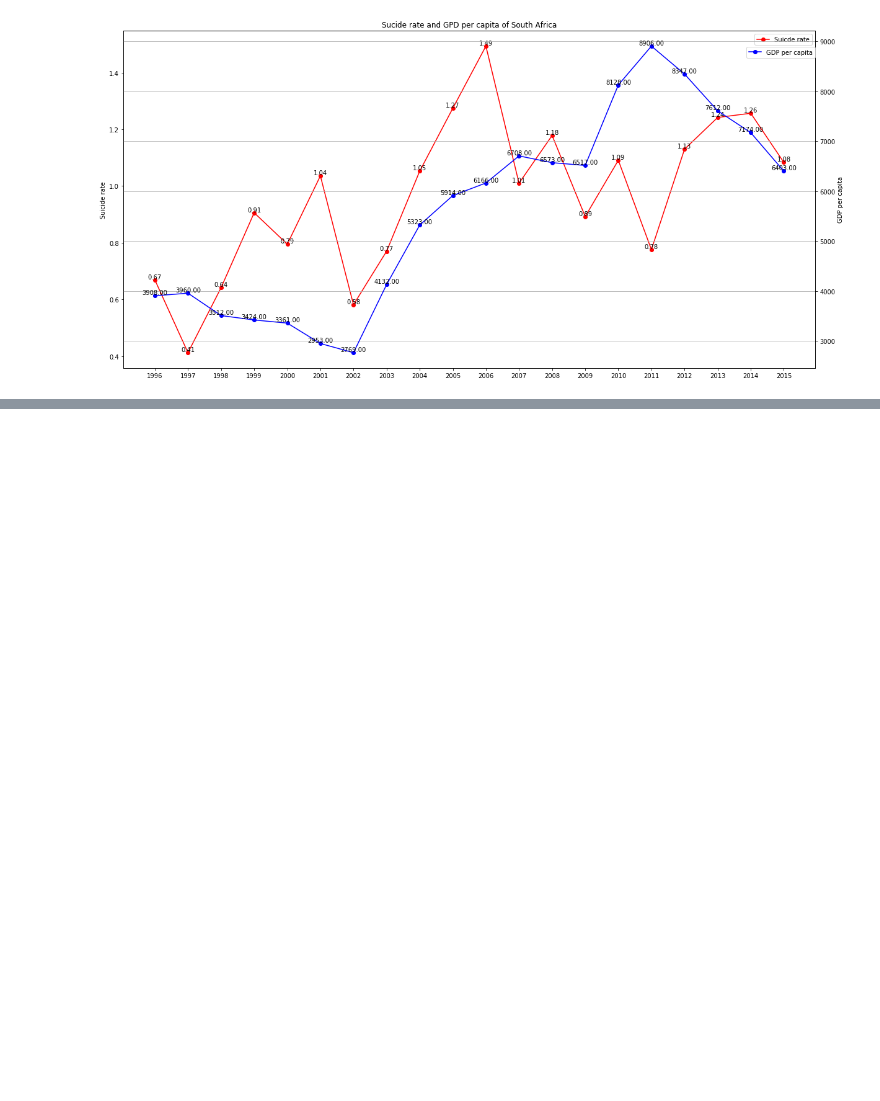
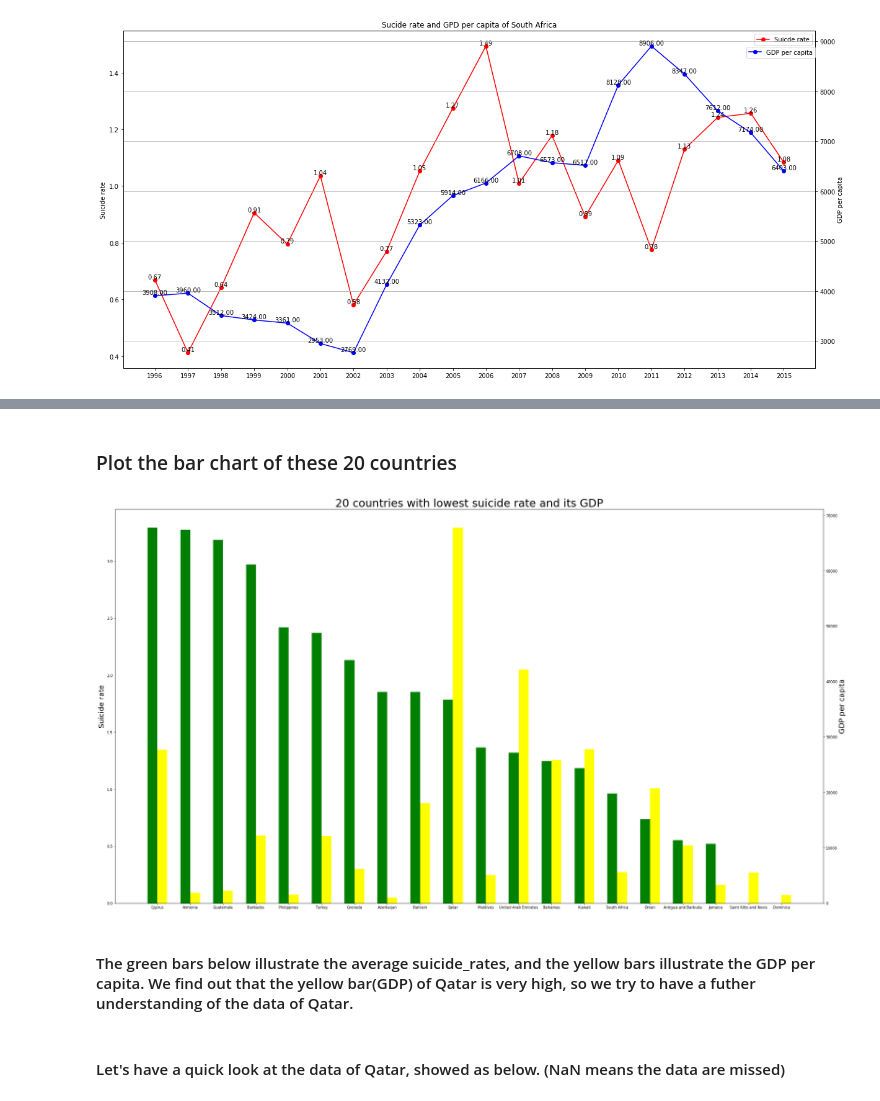
Before and after one commit to 775771922/data_visulization_suicide_dataset, a Jupyter notebook: Data_visualization.ipynb, the cells around one changed output, grey strips where cells are left out. Cells and saved outputs as stored; diff of their text form; code cells hidden in the pictures; blank space fills up the shorter version.

```diff
--- a/Data_visualization.ipynb
+++ b/Data_visualization.ipynb
@@ -347,0 +354,4 @@ plt.grid()
+# %%
+lowest_suicide_rate = suicide_rate[81:102]
+lowest_suicide_rate = lowest_suicide_date.reset_index(drop=True)
+lowest_suicide_rate.drop(axis=1,columns=['index'],inplace=True)
@@ -347,0 +380,25 @@ plt.grid()
+# %% [markdown]
+### Plot the bar chart of these 20 countries
+# %%
+lowest_countries = np.array(lowest_suicide_rate.iloc[:,0])
+lowest_suicide_rate_value = np.array(lowest_suicide_rate.iloc[:,1])
+lowest_suicide_gdp = np.array(lowest_suicide_rate.iloc[:,2])
+
+fig = plt.figure(figsize=(35,20))
+ax1 = fig.add_subplot(111)
+ax2 = ax1.twinx()
+plt.xticks(range(20),lowest_countries,rotation=90,fontsize=10)
+plt.title('20 countries with lowest suicide rate and its GDP',fontsize=30)
+#plt.xlabel('Countries')
+ax1.set_ylabel('Suicide rate',fontsize=20)
+ax2.set_ylabel('GDP per capita',fontsize=20)
+
+width = 0.3
+position1 = np.arange(topN) - width/2.0
+position2 = position1 + width
+bar1 = ax1.bar(position1,lowest_suicide_rate_value,width=width,color='green')
+bar2 = ax2.bar(position2,lowest_suicide_gdp,width=width,color='yellow')
+# %% [output]
+[figure, added]
+# %% [markdown]
+#### The green bars below illustrate the average suicide_rates, and the yellow bars illustrate the GDP per capita.  We find out that the yellow bar(GDP) of Qatar is very high, so we try to have a futher understanding of the data of Qatar.
@@ -347,0 +408,2 @@ plt.grid()
+# %% [markdown]
+#### Let's have a quick look at the data of Qatar, showed as below. (NaN means the data are missed)
```
Also changed, not shown: parts of 23 cells of this notebook.
